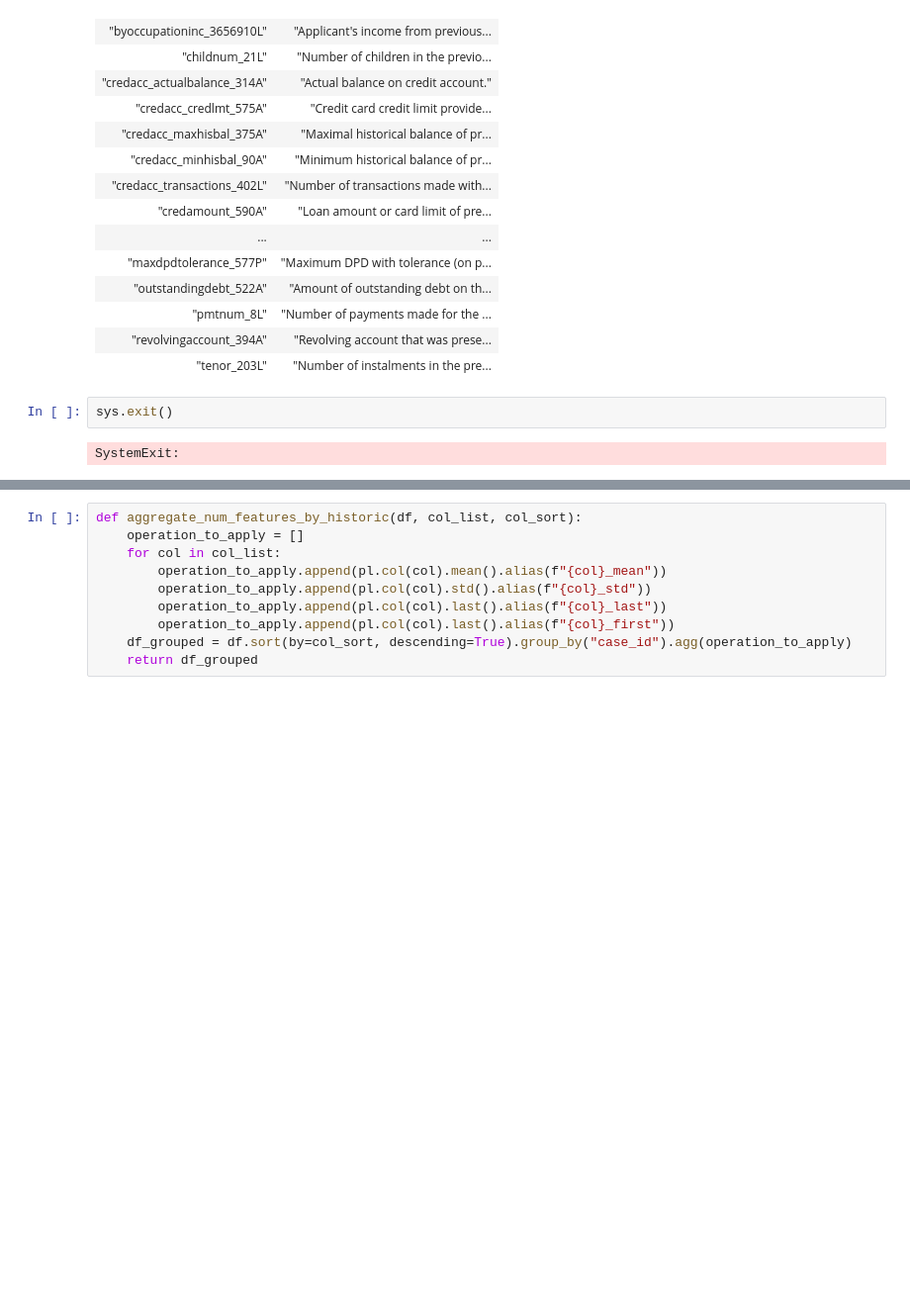
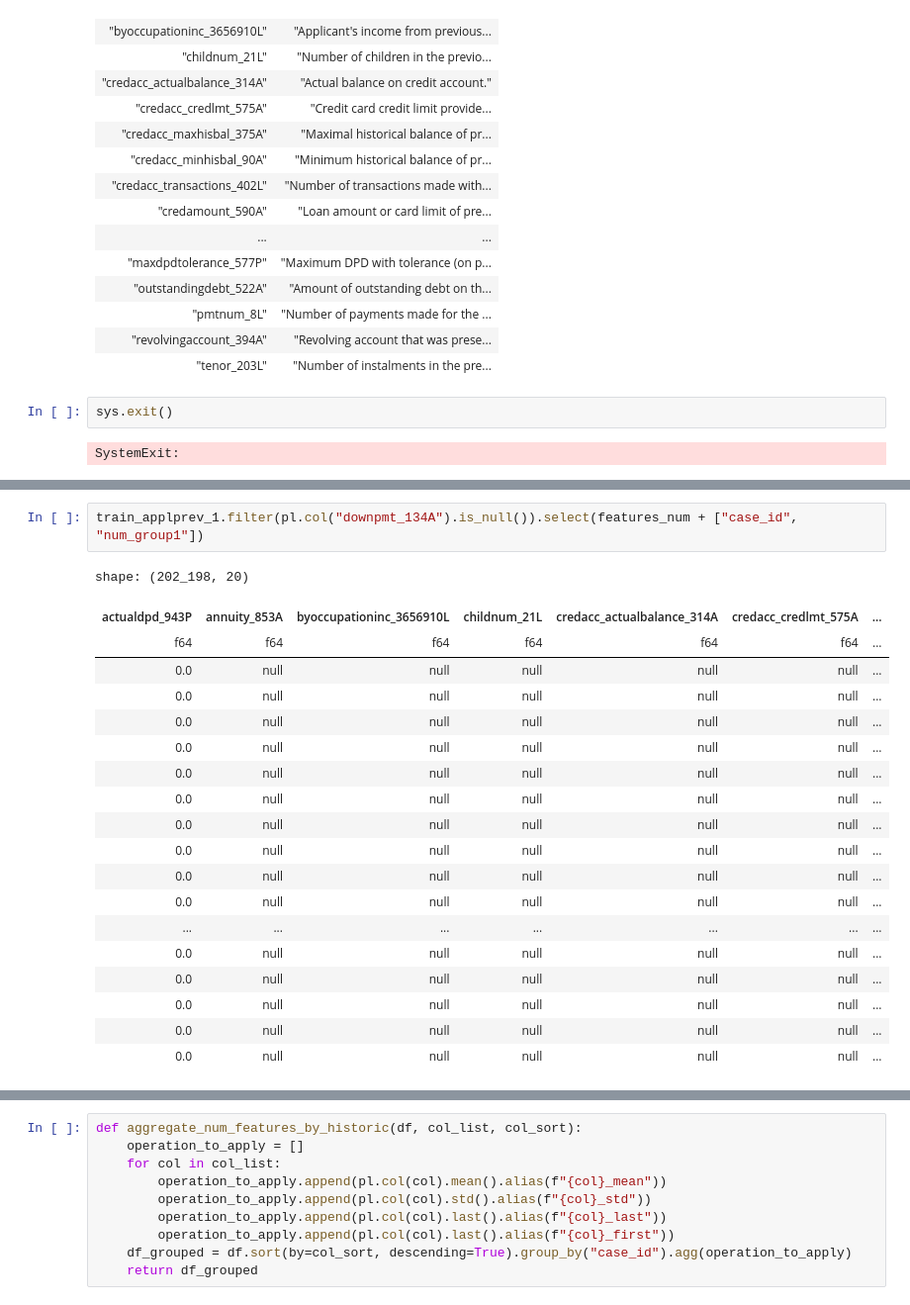
Before and after one commit to JulienGenovese/kaggle-credit-competition, a Jupyter notebook: notebooks/table_analysis/table_prev_applications.ipynb, the cells around one changed output, grey strips where cells are left out. Shown: that part at 99% size. Saved outputs shown, nothing was run; the diff lists cells and outputs as text; blank space fills up the shorter version.

```diff
--- a/notebooks/table_analysis/table_prev_applications.ipynb
+++ b/notebooks/table_analysis/table_prev_applications.ipynb
@@ -326,6 +326,28 @@ shape: (19, 2)
 | "pmtnum_8L" | "Number of payments made for the ... |
 | "revolvingaccount_394A" | "Revolving account that was prese... |
 | "tenor_203L" | "Number of instalments in the pre... |
+# %%
+train_applprev_1.filter(pl.col("downpmt_134A").is_null()).select(features_num + ["case_id", "num_group1"])
+# %% [output]
+shape: (202_198, 20)
+| actualdpd_943P | annuity_853A | byoccupationinc_3656910L | childnum_21L | credacc_actualbalance_314A | credacc_credlmt_575A | ... |
+| f64 | f64 | f64 | f64 | f64 | f64 | ... |
+| 0.0 | null | null | null | null | null | ... |
+| 0.0 | null | null | null | null | null | ... |
+| 0.0 | null | null | null | null | null | ... |
+| 0.0 | null | null | null | null | null | ... |
+| 0.0 | null | null | null | null | null | ... |
+| 0.0 | null | null | null | null | null | ... |
+| 0.0 | null | null | null | null | null | ... |
+| 0.0 | null | null | null | null | null | ... |
+| 0.0 | null | null | null | null | null | ... |
+| 0.0 | null | null | null | null | null | ... |
+| ... | ... | ... | ... | ... | ... | ... |
+| 0.0 | null | null | null | null | null | ... |
+| 0.0 | null | null | null | null | null | ... |
+| 0.0 | null | null | null | null | null | ... |
+| 0.0 | null | null | null | null | null | ... |
+| 0.0 | null | null | null | null | null | ... |
 # %%
 aggregate_num_features_by_historic(train_applprev_1.select(features_num + ["case_id", "num_group1"]), features_num, "num_group1")
 # %% [output]
```
Also changed, not shown: parts of 2 cells of this notebook, 4 other files.
